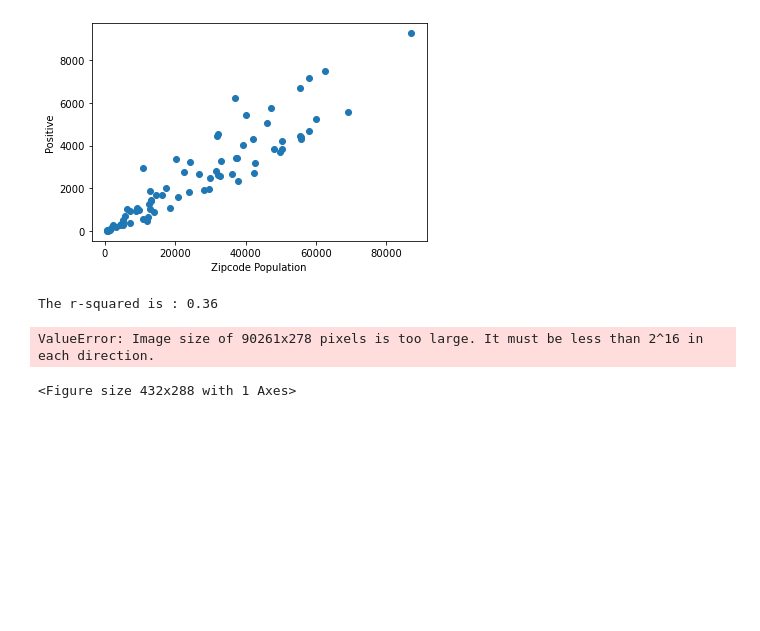
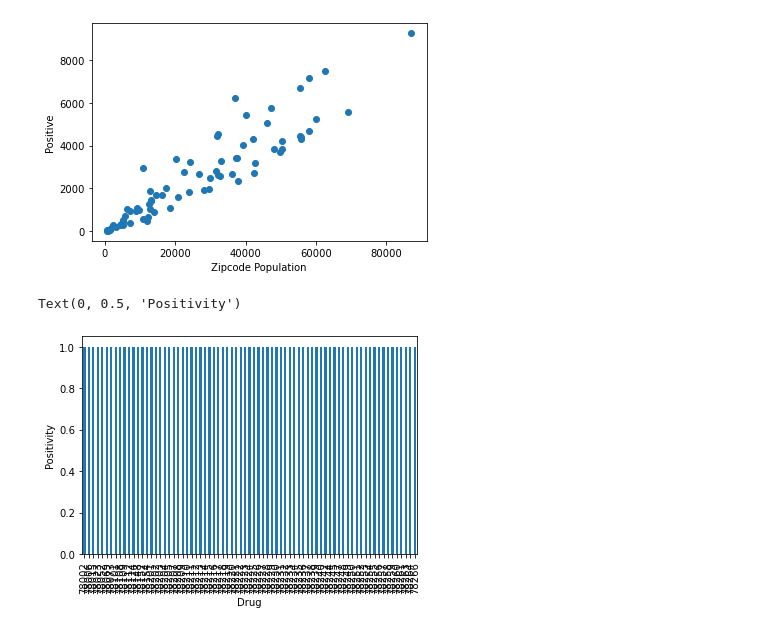
Before and after one commit to bakerv/COVID19, a Jupyter notebook: Untitled.ipynb, the cells around one changed output. Drawn from its saved outputs; the diff is of its cells as text; code cells hidden in the pictures; blank space fills up the shorter version.

```diff
--- a/Untitled.ipynb
+++ b/Untitled.ipynb
@@ -176,17 +163,9 @@ def annotate(line_eq, a, b):
-# %%
-# Call an function #1
-equation = linear_agression(merge_df["ZIP_CODE"], merge_df["Positive"])
-
-# Call an function #2
-annotate(equation, 0, 0)
-
-# Set labels
-plt.title("Positivity vs. Zip Code")
-plt.xlabel("Zip Code")
-plt.ylabel("Positivity Rate")
-
-plt.show()
-# %% [output]
-The r-squared is : 0.36
-ValueError: Image size of 90261x278 pixels is too large. It must be less than 2^16 in each direction.
-<Figure size 432x288 with 1 Axes>
+# %%
+drug_data = merge_df.groupby('ZIP_CODE')
+drug_counts = drug_data['ZIP_CODE'].count()
+drug_chart = drug_counts.plot(kind='bar')
+drug_chart.set_xlabel("Drug")
+drug_chart.set_ylabel("Positivity")
+# %% [output]
+Text(0, 0.5, 'Positivity')
+[figure, added]
```
Also changed, not shown: parts of 5 cells of this notebook.
